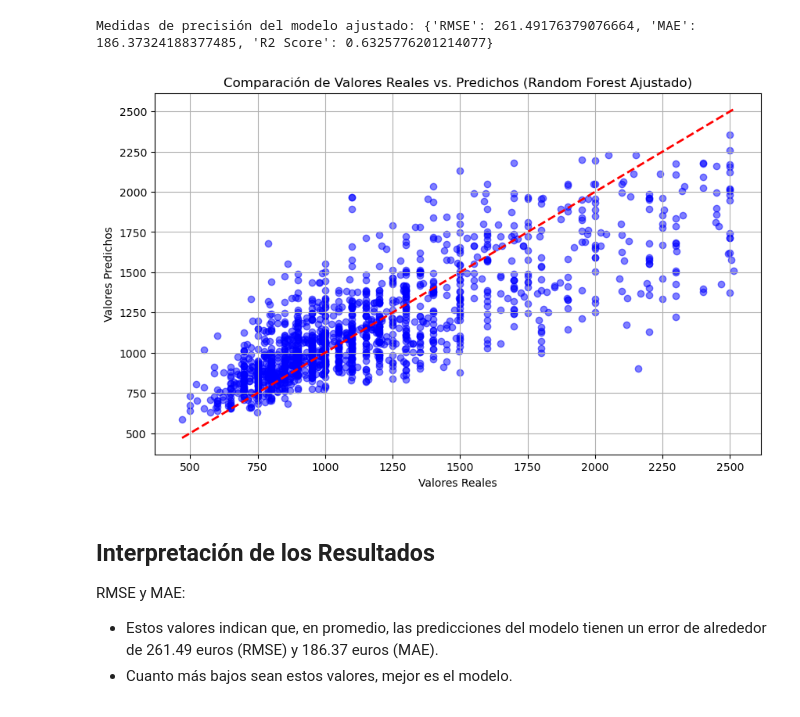
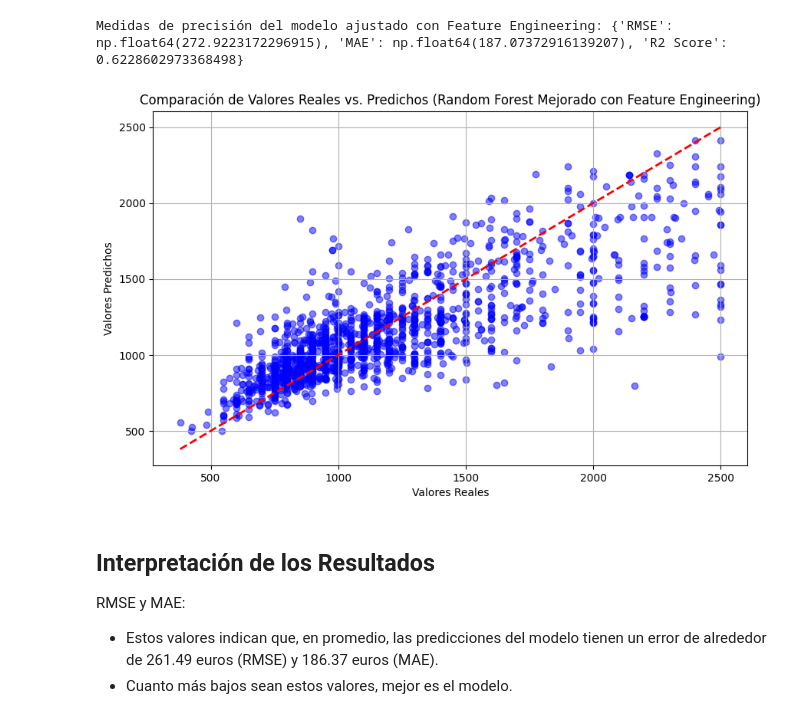
Before and after one commit to otrocarlosmartinez/PROJECT1, a Jupyter notebook: models/random_forest.ipynb, the cells around one changed output. Saved outputs shown, nothing was run; the diff lists cells and outputs as text; code cells hidden in the pictures.

```diff
--- a/models/random_forest.ipynb
+++ b/models/random_forest.ipynb
@@ -5,7 +5,7 @@ import matplotlib.pyplot as plt
 from sklearn.model_selection import train_test_split, RandomizedSearchCV
 from sklearn.ensemble import RandomForestRegressor
 from sklearn.metrics import mean_squared_error, mean_absolute_error, r2_score
-from sklearn.preprocessing import OneHotEncoder
+from sklearn.preprocessing import OneHotEncoder, StandardScaler
 from sklearn.compose import ColumnTransformer
 from sklearn.pipeline import Pipeline
 
@@ -13,23 +13,31 @@ from sklearn.pipeline import Pipeline
 file_path = 'data_CLEAN.csv'
 df_clean = pd.read_csv(file_path)
 
-# Variables predictoras y objetivo
-X = df_clean[['rooms', 'bathroom', 'lift', 'terrace', 'square_meters', 'neighborhood', 'real_state']]
-y = df_clean['price']
+# Crear nuevas características: densidad de habitaciones (rooms per square meter)
+df_clean['rooms_per_square_meter'] = df_clean['rooms'] / df_clean['square_meters']
 
-# Convertir las variables categóricas en numéricas con One-Hot Encoding
+# Aplicar una transformación logarítmica al precio para reducir el impacto de outliers
+df_clean['log_price'] = np.log1p(df_clean['price'])
+
+# Variables predictoras y objetivo (usando el log del precio)
+X = df_clean[['rooms', 'bathroom', 'lift', 'terrace', 'square_meters', 'neighborhood', 'real_state', 'rooms_per_square_meter']]
+y = df_clean['log_price']
+
+# Definir las características categóricas y numéricas
 categorical_features = ['neighborhood', 'real_state']
+numerical_features = ['rooms', 'bathroom', 'square_meters', 'rooms_per_square_meter']
 
-# Crear un preprocesador con OneHotEncoder para las variables categóricas
+# Crear un preprocesador con OneHotEncoder y StandardScaler
 preprocessor = ColumnTransformer(
     transformers=[
-        ('cat', OneHotEncoder(handle_unknown='ignore'), categorical_features)
+        ('cat', OneHotEncoder(handle_unknown='ignore'), categorical_features),
+        ('num', StandardScaler(), numerical_features)
     ],
     remainder='passthrough'
 )
 
-# Dividir el dataset en conjunto de entrenamiento y prueba (80/20)
-X_train, X_test, y_train, y_test = train_test_split(X, y, test_size=0.2, random_state=42)
+# Dividir el dataset en conjunto de entrenamiento y prueba (80/20) con estratificación por barrio
+X_train, X_test, y_train, y_test = train_test_split(X, y, test_size=0.2, random_state=42, stratify=df_clean['neighborhood'])
 
 # Crear el modelo Random Forest en un pipeline con el preprocesador
 rf_model = Pipeline(steps=[
@@ -37,58 +45,59 @@ rf_model = Pipeline(steps=[
     ('model', RandomForestRegressor(random_state=42))
 ])
 
-# Definir los hiperparámetros a ajustar en RandomizedSearchCV
+# Definir los hiperparámetros a ajustar en RandomizedSearchCV con un rango más amplio
 param_distributions = {
-    'model__n_estimators': [500, 750, 1000],  # Aumentamos el rango de árboles
-    'model__max_depth': [None, 10, 20, 30, 40],
-    'model__min_samples_split': [2, 5, 10],
-    'model__min_samples_leaf': [1, 2, 4],
-    'model__max_features': ['sqrt', 'log2']
+    'model__n_estimators': [500, 1000, 1500],
+    'model__max_depth': [None, 10, 20, 30, 50],
 }
 
 # Configurar RandomizedSearchCV para buscar los mejores hiperparámetros
 random_search = RandomizedSearchCV(
     rf_model,
     param_distributions=param_distributions,
-    n_iter=50,  # Número de iteraciones aleatorias
-    cv=3,  # Validación cruzada de 3 pliegues
-    scoring='neg_mean_squared_error',  # Métrica para optimizar
+    n_iter=100,  # Aumentar el número de iteraciones
+    cv=5,  # Validación cruzada de 5 pliegues
+    scoring='neg_mean_squared_error',
     random_state=42,
-    n_jobs=-1  # Usar todos los núcleos disponibles
+    n_jobs=-1
 )
 
 # Entrenar RandomizedSearchCV
 random_search.fit(X_train, y_train)
 
 # Obtener los mejores hiperparámetros encontrados y entrenar el modelo final
 best_rf_model = random_search.best_estimator_
 y_pred_best = best_rf_model.predict(X_test)
 
-# Calcular las medidas de precisión del modelo ajustado
-rmse_best = np.sqrt(mean_squared_error(y_test, y_pred_best))
-mae_best = mean_absolute_error(y_test, y_pred_best)
-r2_best = r2_score(y_test, y_pred_best)
+# Invertir la transformación logarítmica para evaluar las métricas en escala original
+y_test_original = np.expm1(y_test)
+y_pred_original = np.expm1(y_pred_best)
+
+# Calcular las medidas de precisión del modelo ajustado en la escala original
+rmse_best = np.sqrt(mean_squared_error(y_test_original, y_pred_original))
+mae_best = mean_absolute_error(y_test_original, y_pred_original)
+r2_best = r2_score(y_test_original, y_pred_original)
 
 # Mostrar las nuevas medidas de precisión
 precision_measures_best = {
     'RMSE': rmse_best,
     'MAE': mae_best,
     'R2 Score': r2_best
 }
-print("Medidas de precisión del modelo ajustado:", precision_measures_best)
+print("Medidas de precisión del modelo ajustado con Feature Engineering:", precision_measures_best)
 
 # Visualizar la comparación entre los valores reales y los predichos
 plt.figure(figsize=(10, 6))
-plt.scatter(y_test, y_pred_best, alpha=0.5, color='blue')
-plt.plot([y_test.min(), y_test.max()], [y_test.min(), y_test.max()], color='red', linewidth=2, linestyle='--')
-plt.title('Comparación de Valores Reales vs. Predichos (Random Forest Ajustado)')
+plt.scatter(y_test_original, y_pred_original, alpha=0.5, color='blue')
+plt.plot([y_test_original.min(), y_test_original.max()], [y_test_original.min(), y_test_original.max()], color='red', linewidth=2, linestyle='--')
+plt.title('Comparación de Valores Reales vs. Predichos (Random Forest Mejorado con Feature Engineering)')
 plt.xlabel('Valores Reales')
 plt.ylabel('Valores Predichos')
 plt.grid(True)
 plt.show()
 # %% [output]
-Medidas de precisión del modelo ajustado: {'RMSE': 261.49176379076664, 'MAE': 186.37324188377485, 'R2 Score': 0.6325776201214077}
+Medidas de precisión del modelo ajustado con Feature Engineering: {'RMSE': np.float64(272.9223172296915), 'MAE': np.float64(187.07372916139207), 'R2 Score': 0.6228602973368498}
-[figure, old version]
+[figure, new version]
 # %% [markdown]
 ## Interpretación de los Resultados
 RMSE y MAE:
```
Also changed, not shown: 1 other file.
